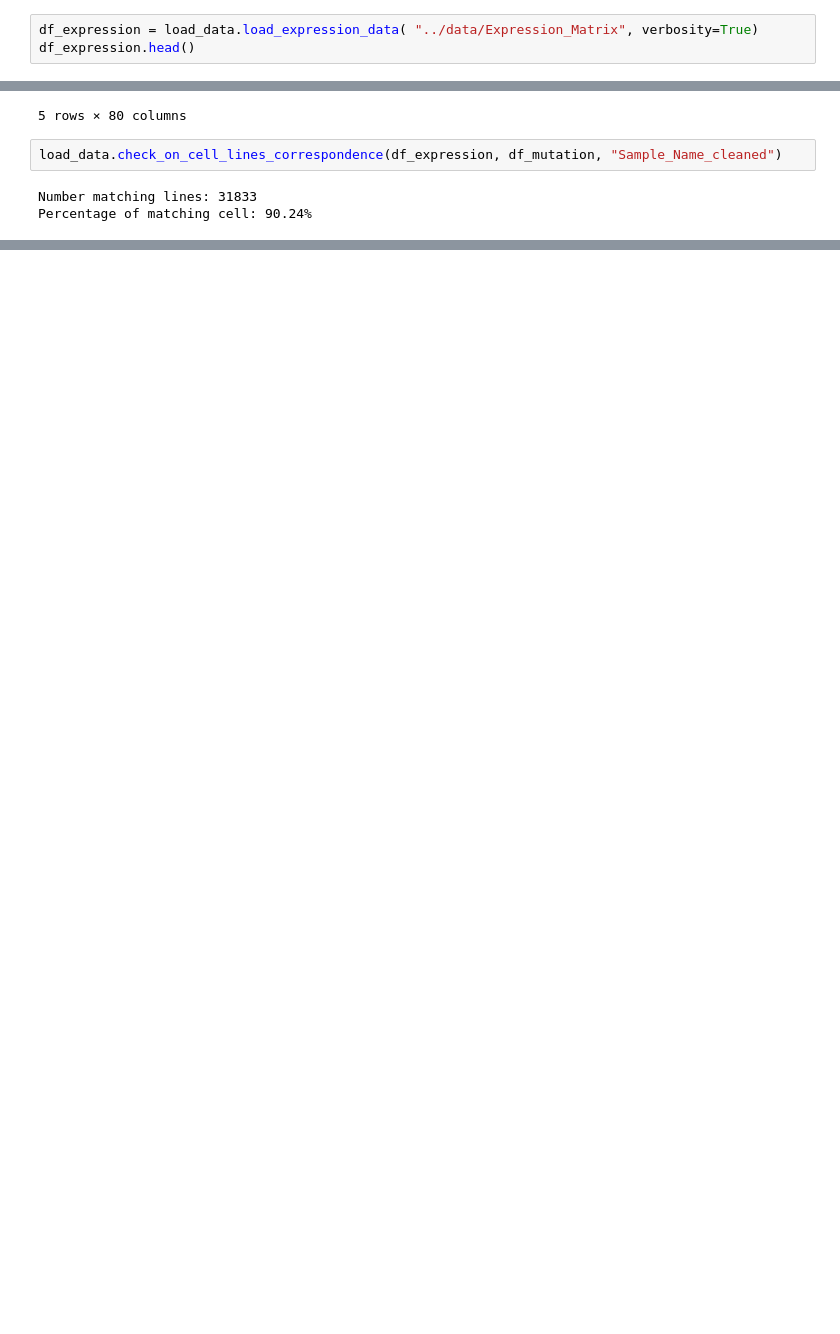
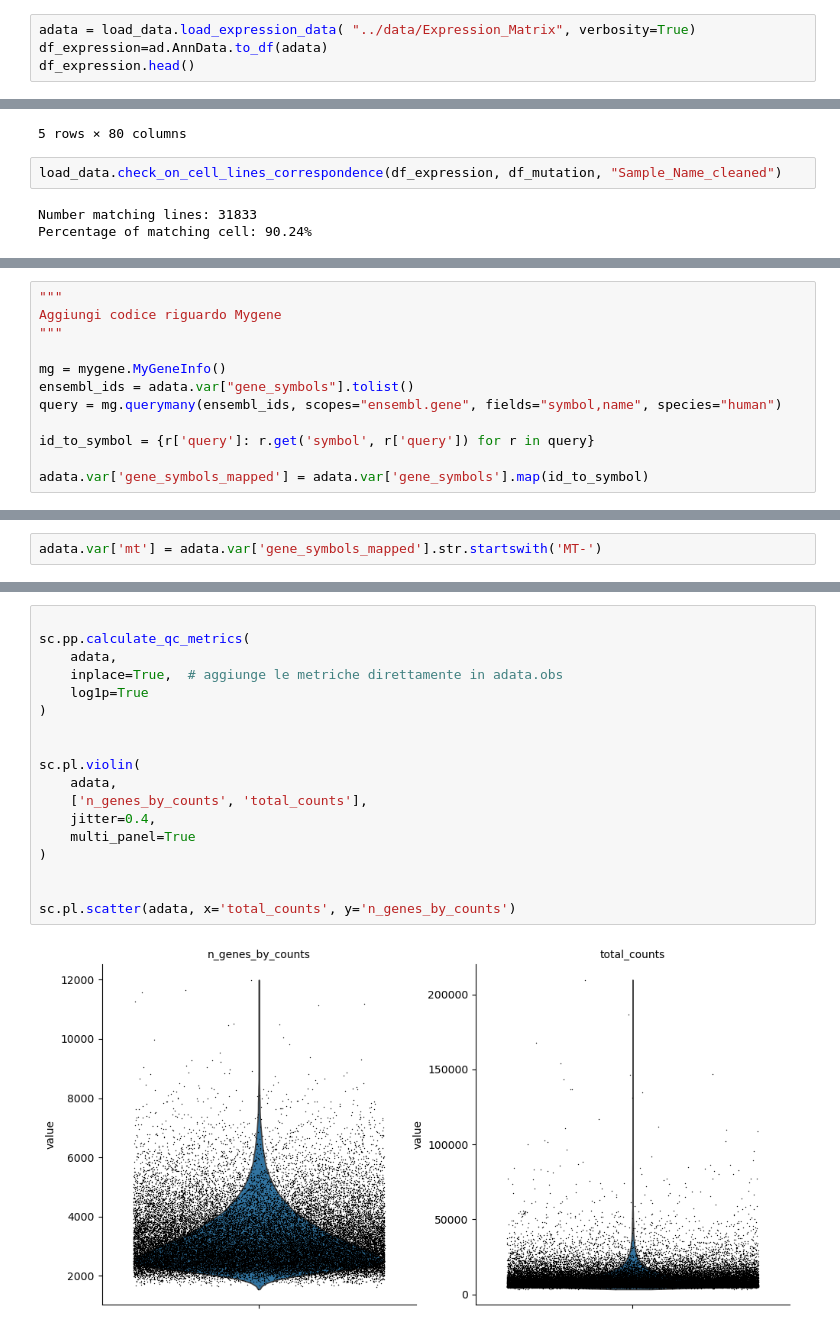
Before and after one commit to tommasoravasio/scRNAseq-GNN-binary-tp53, a Jupyter notebook: notebooks/main_experiment.ipynb, the cells around one changed output, grey strips where cells are left out. Cells and saved outputs as stored; diff of their text form; blank space fills up the shorter version.

```diff
--- a/notebooks/main_experiment.ipynb
+++ b/notebooks/main_experiment.ipynb
@@ -12,7 +15,8 @@ import load_data
 # %% [markdown]
 ## Data import
 # %%
-df_expression = load_data.load_expression_data( "../data/Expression_Matrix", verbosity=True)
+adata = load_data.load_expression_data( "../data/Expression_Matrix", verbosity=True)
+df_expression=ad.AnnData.to_df(adata)
 df_expression.head()
 # %% [output]
 df_expression shape: (35276, 47096)
@@ -76,0 +83,12 @@ Percentage of matching cell: 90.24%
+# %%
+"""
+Aggiungi codice riguardo Mygene
+"""
+
+mg = mygene.MyGeneInfo()
+ensembl_ids = adata.var["gene_symbols"].tolist()
+query = mg.querymany(ensembl_ids, scopes="ensembl.gene", fields="symbol,name", species="human")
+
+id_to_symbol = {r['query']: r.get('symbol', r['query']) for r in query}
+
+adata.var['gene_symbols_mapped'] = adata.var['gene_symbols'].map(id_to_symbol)
@@ -76,0 +100,2 @@ Percentage of matching cell: 90.24%
+# %%
+adata.var['mt'] = adata.var['gene_symbols_mapped'].str.startswith('MT-')
@@ -76,0 +108,20 @@ Percentage of matching cell: 90.24%
+# %%
+
+sc.pp.calculate_qc_metrics(
+    adata,
+    inplace=True,  # aggiunge le metriche direttamente in adata.obs
+    log1p=True
+)
+
+
+sc.pl.violin(
+    adata,
+    ['n_genes_by_counts', 'total_counts'],
+    jitter=0.4,
+    multi_panel=True
+)
+
+
+sc.pl.scatter(adata, x='total_counts', y='n_genes_by_counts')
+# %% [output]
+[figure, added]
```
Also changed, not shown: parts of 5 cells of this notebook, 2 other files.
